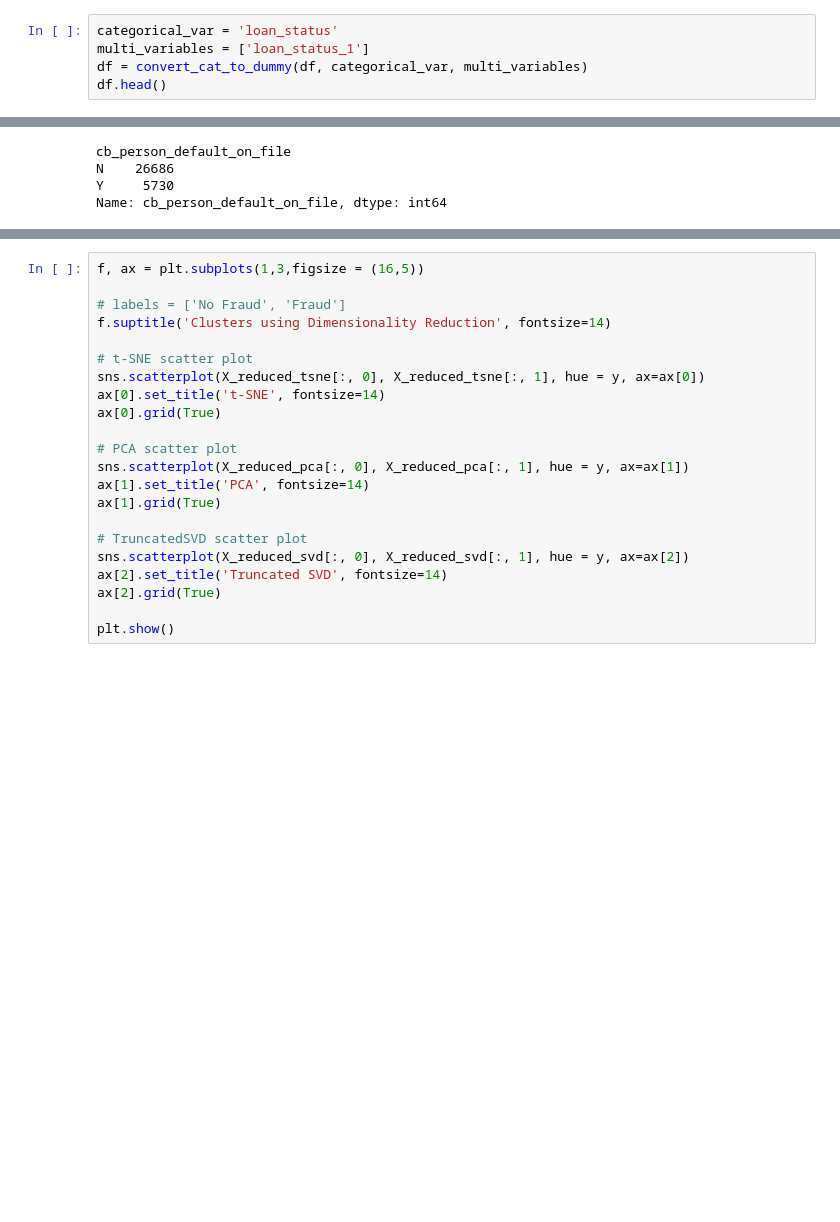
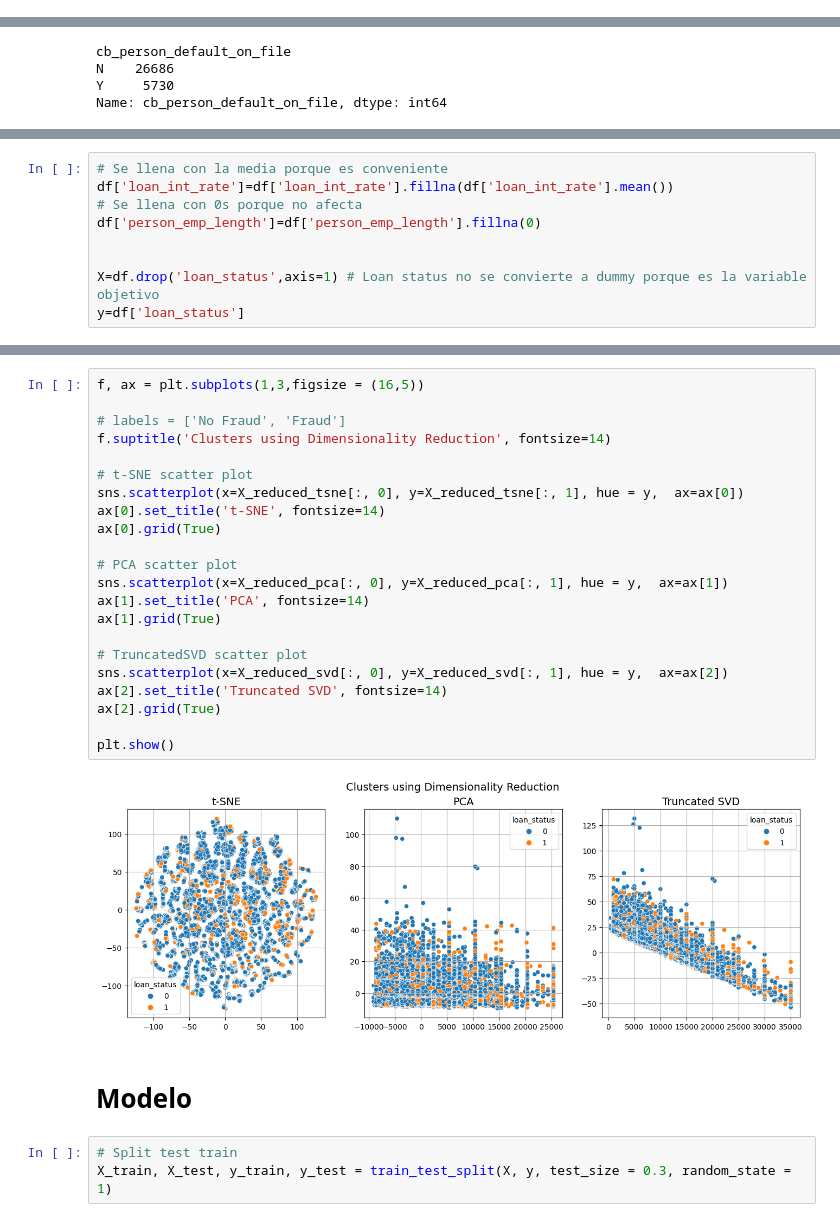
Before and after one commit to AlexNoelHdz/decision_trees, a Jupyter notebook: 0_decision-trees_python/Practica_4.ipynb, the cells around one changed output, grey strips where cells are left out. Drawn from its saved outputs; the diff is of its cells as text; blank space fills up the shorter version.

```diff
--- a/0_decision-trees_python/Practica_4.ipynb
+++ b/0_decision-trees_python/Practica_4.ipynb
@@ -278,5 +300,0 @@ Name: loan_status, dtype: int64
-# %%
-categorical_var = 'loan_status'
-multi_variables = ['loan_status_1']
-df = convert_cat_to_dummy(df, categorical_var, multi_variables)
-df.head()
@@ -338,3 +362,12 @@ X
+# %%
+# Se llena con la media porque es conveniente
+df['loan_int_rate']=df['loan_int_rate'].fillna(df['loan_int_rate'].mean())
+# Se llena con 0s porque no afecta
+df['person_emp_length']=df['person_emp_length'].fillna(0)
+
+
+X=df.drop('loan_status',axis=1) # Loan status no se convierte a dummy porque es la variable objetivo
+y=df['loan_status']
 # %%
 # T-SNE Implementation
 t0 = time.time()
@@ -356,22 +393,29 @@ print("Truncated SVD took {:.2} s".format(t1 - t0))
 # %%
 f, ax = plt.subplots(1,3,figsize = (16,5))
 
 # labels = ['No Fraud', 'Fraud']
 f.suptitle('Clusters using Dimensionality Reduction', fontsize=14)
 
 # t-SNE scatter plot
-sns.scatterplot(X_reduced_tsne[:, 0], X_reduced_tsne[:, 1], hue = y, ax=ax[0])
+sns.scatterplot(x=X_reduced_tsne[:, 0], y=X_reduced_tsne[:, 1], hue = y,  ax=ax[0])
 ax[0].set_title('t-SNE', fontsize=14)
 ax[0].grid(True)
 
 # PCA scatter plot
-sns.scatterplot(X_reduced_pca[:, 0], X_reduced_pca[:, 1], hue = y, ax=ax[1])
+sns.scatterplot(x=X_reduced_pca[:, 0], y=X_reduced_pca[:, 1], hue = y,  ax=ax[1])
 ax[1].set_title('PCA', fontsize=14)
 ax[1].grid(True)
 
 # TruncatedSVD scatter plot
-sns.scatterplot(X_reduced_svd[:, 0], X_reduced_svd[:, 1], hue = y, ax=ax[2])
+sns.scatterplot(x=X_reduced_svd[:, 0], y=X_reduced_svd[:, 1], hue = y,  ax=ax[2])
 ax[2].set_title('Truncated SVD', fontsize=14)
 ax[2].grid(True)
 
 plt.show()
+# %% [output]
+[figure, added]
+# %% [markdown]
+# Modelo
+# %%
+# Split test train
+X_train, X_test, y_train, y_test = train_test_split(X, y, test_size = 0.3, random_state = 1)
```
Also changed, not shown: parts of 31 cells of this notebook.
